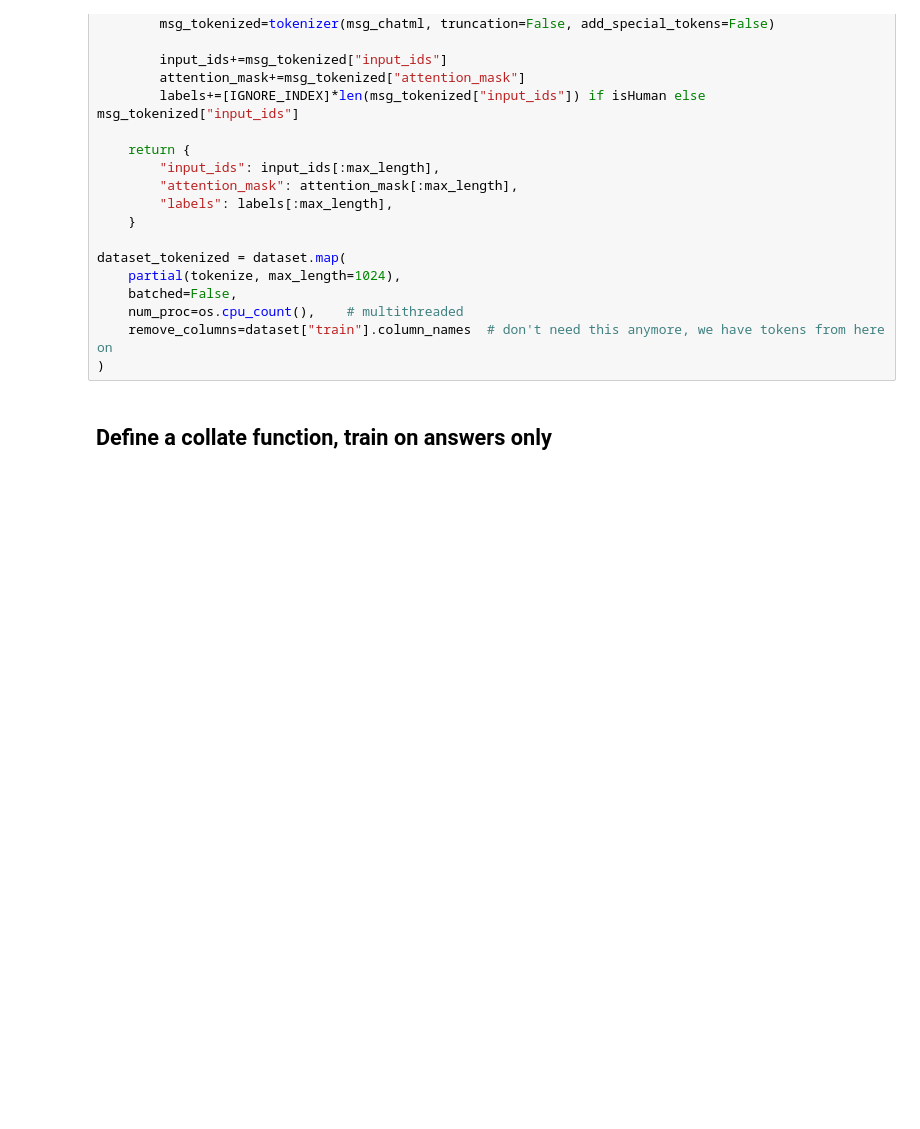
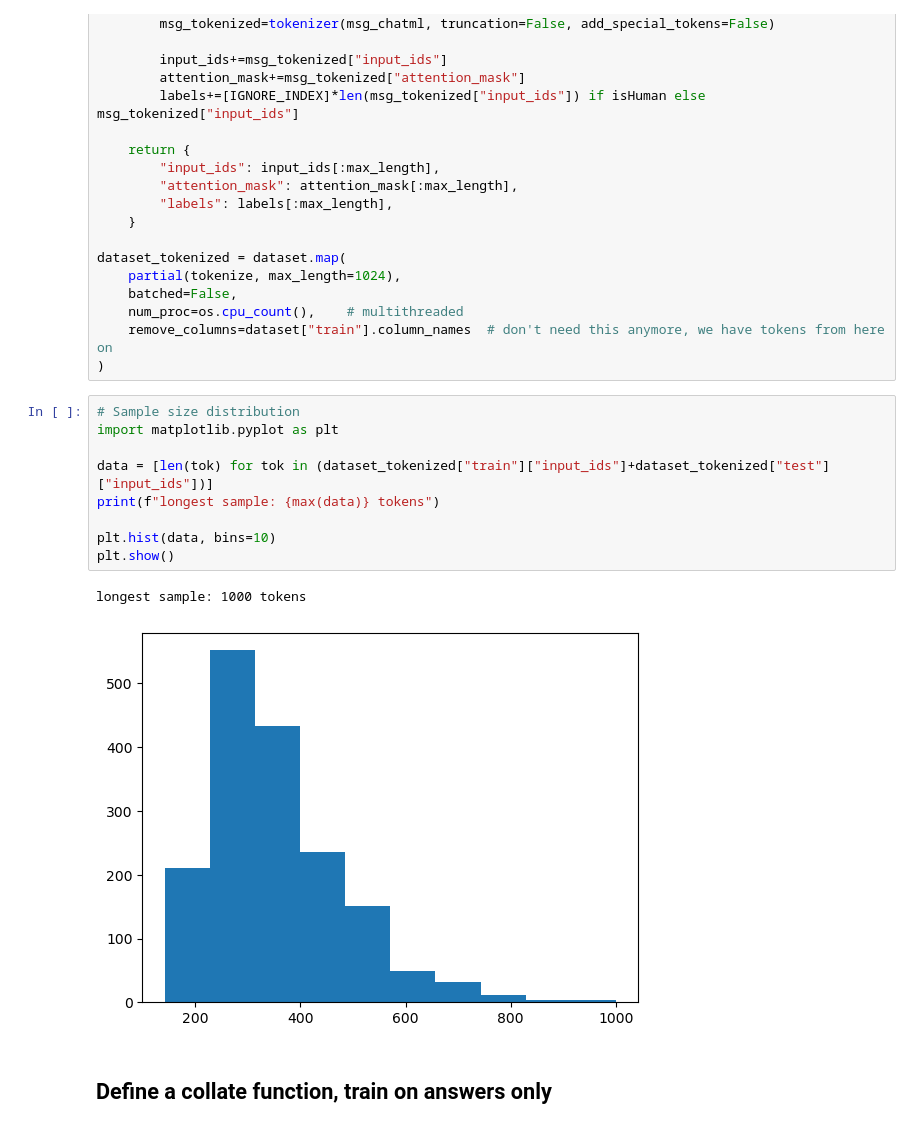
Before and after one commit to geronimi73/phi2-finetune, a Jupyter notebook: nb_qlora.ipynb, the cells around one changed output. Drawn from its saved outputs; the diff is of its cells as text; blank space fills up the shorter version.

```diff
--- a/nb_qlora.ipynb
+++ b/nb_qlora.ipynb
@@ -131,6 +129,18 @@ dataset_tokenized = dataset.map(
     num_proc=os.cpu_count(),    # multithreaded
     remove_columns=dataset["train"].column_names  # don't need this anymore, we have tokens from here on
 )
+# %%
+# Sample size distribution
+import matplotlib.pyplot as plt
+
+data = [len(tok) for tok in (dataset_tokenized["train"]["input_ids"]+dataset_tokenized["test"]["input_ids"])]
+print(f"longest sample: {max(data)} tokens")
+
+plt.hist(data, bins=10)
+plt.show()
+# %% [output]
+longest sample: 1000 tokens
+[figure, added]
 # %% [markdown]
 ## Define a collate function, train on answers only
 # %%
```
Also changed, not shown: parts of 4 cells of this notebook.
